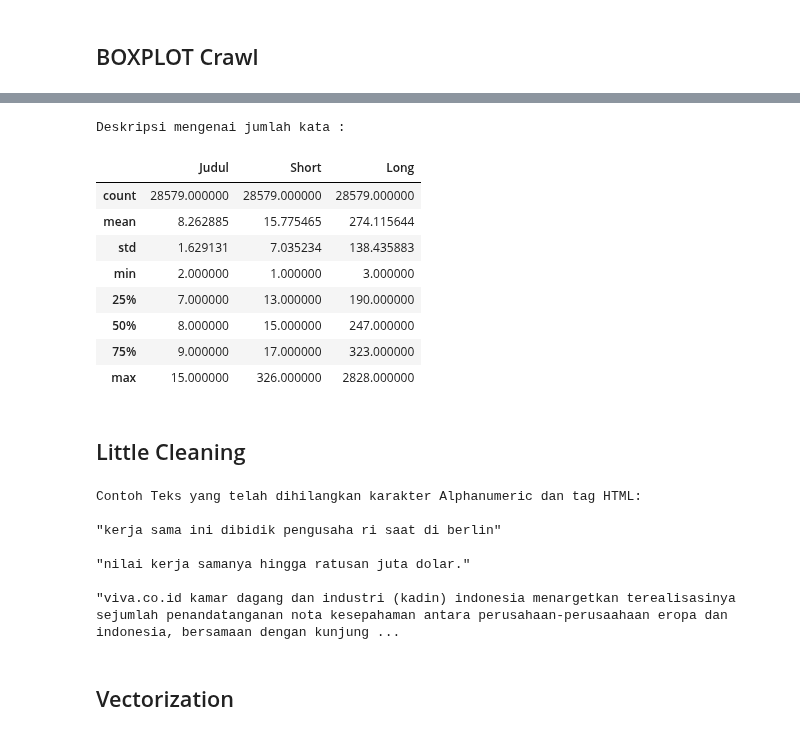
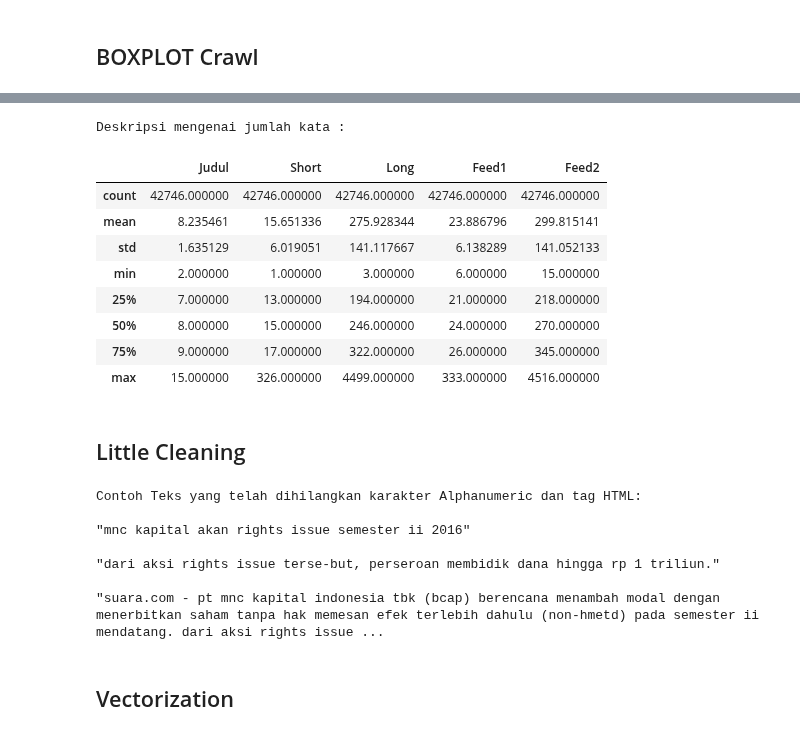
Before and after one commit to blankon123/news-classifier-Bahasa-Indonesia-, a Jupyter notebook: Skripsi Notebook pt.1 (Description).ipynb, the cells around one changed output, grey strips where cells are left out. Drawn from its saved outputs; the diff is of its cells as text; code cells hidden in the pictures.

```diff
--- a/Skripsi Notebook pt.1 (Description).ipynb
+++ b/Skripsi Notebook pt.1 (Description).ipynb
@@ -167,2 +506,28 @@ crawlIndicator.describe()
+# %%
+# DATA_JUDUL_sk  = DA4.judul
+# DATA_SHORT_sk  = DA4.shortDesc
+# DATA_LONG_sk   = DA4.longDesc
+# DATA_FEED1_sk   = DATA_JUDUL_sk+' '+DATA_SHORT_sk
+# DATA_FEED2_sk   = DATA_JUDUL_sk+' '+DATA_LONG_sk+' '+DATA_SHORT_sk
+# DATA_TARGET_sk = DA4.flag
+
+# DATA_JUDULStriped_sk = DATA_JUDUL_sk.map(lambda x: strip_tags(x))
+# DATA_SHORTStriped_sk = DATA_SHORT_sk.map(lambda x: strip_tags(x))
+# DATA_LONGStriped_sk  = DATA_LONG_sk.map(lambda x: strip_tags(x))
+# DATA_FEED1Striped_sk  = DATA_JUDULStriped_sk+' '+DATA_SHORTStriped_sk
+# DATA_FEED2Striped_sk  = DATA_JUDULStriped_sk+' '+DATA_LONGStriped_sk+' '+DATA_SHORTStriped_sk
+DA3 = DATA_ANALISIS3a
+DATA_JUDUL  = DA3.judul
+DATA_SHORT  = DA3.shortDesc
+DATA_LONG   = DA3.longDesc
+DATA_FEED1   = DATA_JUDUL+' '+DATA_SHORT
+DATA_FEED2   = DATA_JUDUL+' '+DATA_LONG+' '+DATA_SHORT
+DATA_TARGET = DA3.flag
+
+DATA_JUDULStriped = DATA_JUDUL.map(lambda x: strip_tags(x))
+DATA_SHORTStriped = DATA_SHORT.map(lambda x: strip_tags(x))
+DATA_LONGStriped  = DATA_LONG.map(lambda x: strip_tags(x))
+DATA_FEED1Striped  = DATA_JUDULStriped+' '+DATA_SHORTStriped
+DATA_FEED2Striped  = DATA_JUDULStriped+' '+DATA_LONGStriped+' '+DATA_SHORTStriped
 # %% [markdown]
 ## BOXPLOT Crawl
@@ -322,10 +685,0 @@ df_mysqlClear.shape
-# %%
-#Take only labeled data, labeled means value of 'flag' attribute that either -1 or 1
-DATA_ANALSISIS3 = df_mysqlClear[df_mysqlClear.flag.isin([-1, 1])][df_mysqlClear.crawlMem.notnull()]
-
-DATA_JUDUL = DATA_ANALSISIS3.judul
-DATA_SHORT = DATA_ANALSISIS3.shortDesc
-DATA_LONG  = DATA_ANALSISIS3.longDesc
-DATA_TARGET = DATA_ANALSISIS3.flag
-
-print 'Number of Labeled Data that is Not related to business:',len(DATA_ANALSISIS3)
@@ -342,21 +702,23 @@ NameError: name 'DATA_JUDUL' is not defined
 # %%
 DATA_JUDUL_words = [len(word.split()) for word in DATA_JUDUL]
 DATA_SHORT_words = [len(word.split()) for word in DATA_SHORT]
 DATA_LONG_words  = [len(word.split()) for word in DATA_LONG]
-count_word = pd.DataFrame([DATA_JUDUL_words,DATA_SHORT_words,DATA_LONG_words]).transpose()
-count_word.columns = ['Judul','Short','Long']
+DATA_FEED1_words  = [len(word.split()) for word in DATA_FEED1]
+DATA_FEED2_words  = [len(word.split()) for word in DATA_FEED2]
+count_word = pd.DataFrame([DATA_JUDUL_words,DATA_SHORT_words,DATA_LONG_words,DATA_FEED1_words,DATA_FEED2_words]).transpose()
+count_word.columns = ['Judul','Short','Long','Feed1','Feed2']
 print 'Deskripsi mengenai jumlah kata :'
 count_word.describe()
 # %% [output]
 Deskripsi mengenai jumlah kata :
-|  | Judul | Short | Long |
-| count | 28579.000000 | 28579.000000 | 28579.000000 |
-| mean | 8.262885 | 15.775465 | 274.115644 |
-| std | 1.629131 | 7.035234 | 138.435883 |
-| min | 2.000000 | 1.000000 | 3.000000 |
-| 25% | 7.000000 | 13.000000 | 190.000000 |
-| 50% | 8.000000 | 15.000000 | 247.000000 |
-| 75% | 9.000000 | 17.000000 | 323.000000 |
-| max | 15.000000 | 326.000000 | 2828.000000 |
+|  | Judul | Short | Long | Feed1 | Feed2 |
+| count | 42746.000000 | 42746.000000 | 42746.000000 | 42746.000000 | 42746.000000 |
+| mean | 8.235461 | 15.651336 | 275.928344 | 23.886796 | 299.815141 |
+| std | 1.635129 | 6.019051 | 141.117667 | 6.138289 | 141.052133 |
+| min | 2.000000 | 1.000000 | 3.000000 | 6.000000 | 15.000000 |
+| 25% | 7.000000 | 13.000000 | 194.000000 | 21.000000 | 218.000000 |
+| 50% | 8.000000 | 15.000000 | 246.000000 | 24.000000 | 270.000000 |
+| 75% | 9.000000 | 17.000000 | 322.000000 | 26.000000 | 345.000000 |
+| max | 15.000000 | 326.000000 | 4499.000000 | 333.000000 | 4516.000000 |
 # %% [markdown]
 ## Little Cleaning
@@ -387,16 +725,16 @@ def strip_tags(html):
 # %%
 print 'Contoh Teks yang telah dihilangkan karakter Alphanumeric dan tag HTML: \n'
-print '"'+strip_tags(DATA_JUDUL[29])+'"\n'
-print '"'+strip_tags(DATA_SHORT[29])+'"\n'
-print '"'+strip_tags(DATA_LONG[29])+'"\n'
+print '"'+strip_tags(DATA_JUDUL[58018])+'"\n'
+print '"'+strip_tags(DATA_SHORT[58018])+'"\n'
+print '"'+strip_tags(DATA_LONG[58018])+'"\n'
 # %% [output]
 Contoh Teks yang telah dihilangkan karakter Alphanumeric dan tag HTML:
 
-"kerja sama ini dibidik pengusaha ri saat di berlin"
+"mnc kapital akan rights issue semester ii 2016"
 
-"nilai kerja samanya hingga ratusan juta dolar."
+"dari aksi rights issue terse-but, perseroan membidik dana hingga rp 1 triliun."
 
-"viva.co.id kamar dagang dan industri (kadin) indonesia menargetkan terealisasinya sejumlah penandatanganan nota kesepahaman antara perusahaan-perusaahaan eropa dan indonesia, bersamaan dengan kunjung ...
+"suara.com - pt mnc kapital indonesia tbk (bcap) berencana menambah modal dengan menerbitkan saham tanpa hak memesan efek terlebih dahulu (non-hmetd) pada semester ii mendatang. dari aksi rights issue ...
 # %% [markdown]
 ## Vectorization
 # %%
```
Also changed, not shown: parts of 63 cells of this notebook, 11 other files.
